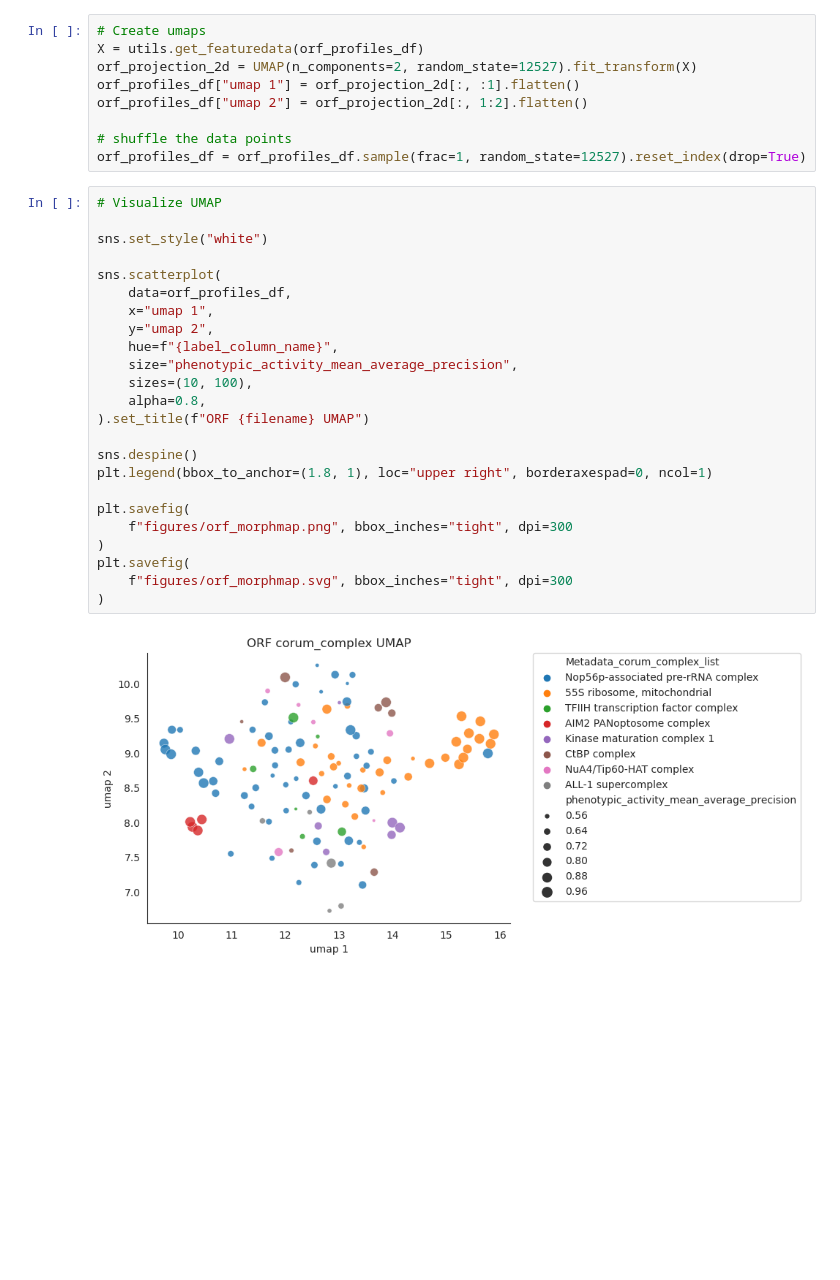
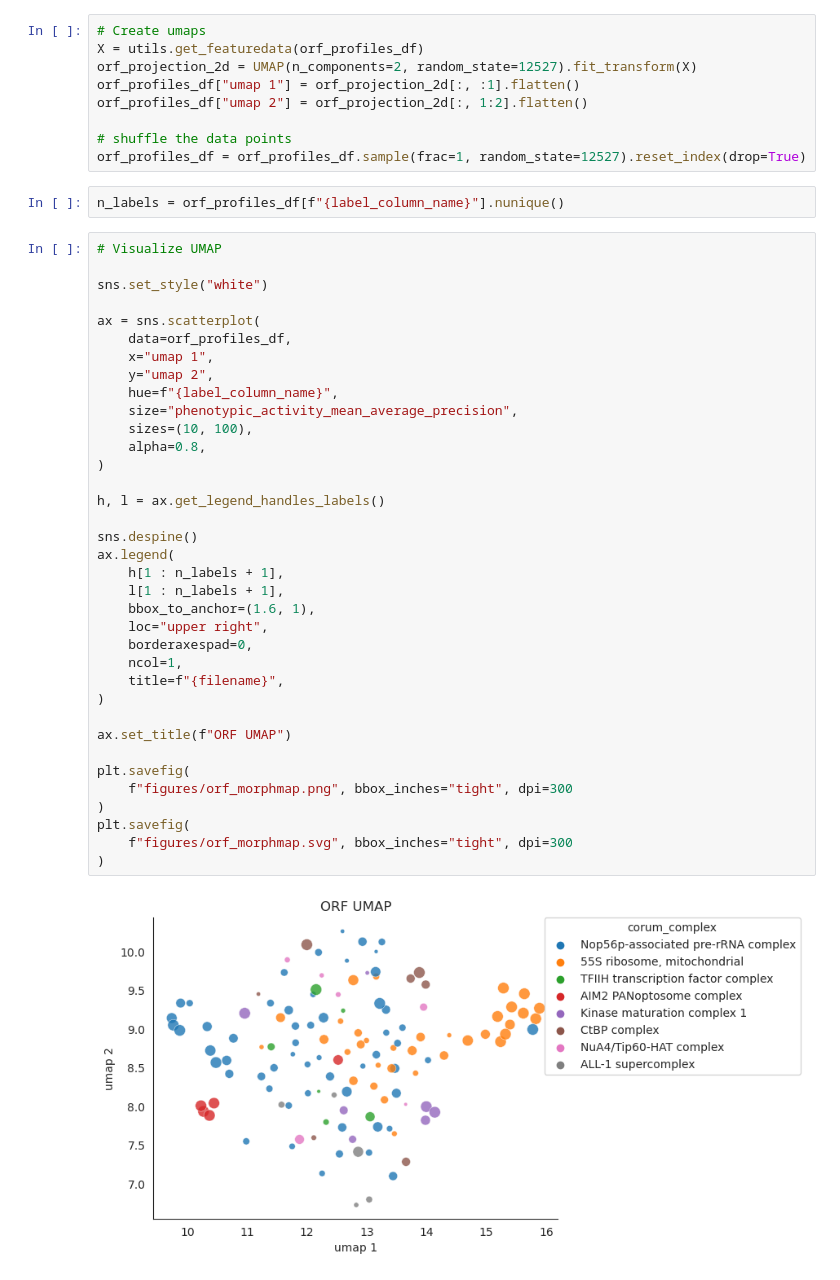
Before and after one commit to jump-cellpainting/2024_Chandrasekaran_Morphmap, a Jupyter notebook: 04.create-visualization/04.0.create-morphmap-umap-orf.ipynb, the cells around one changed output. Drawn from its saved outputs; the diff is of its cells as text; blank space fills up the shorter version.

Commit message:
update UMAP

```diff
--- a/04.create-visualization/04.0.create-morphmap-umap-orf.ipynb
+++ b/04.create-visualization/04.0.create-morphmap-umap-orf.ipynb
@@ -185,29 +185,43 @@ orf_profiles_df["umap 2"] = orf_projection_2d[:, 1:2].flatten()
 
 # shuffle the data points
 orf_profiles_df = orf_profiles_df.sample(frac=1, random_state=12527).reset_index(drop=True)
+# %%
+n_labels = orf_profiles_df[f"{label_column_name}"].nunique()
 # %%
 # Visualize UMAP
 
 sns.set_style("white")
 
-sns.scatterplot(
+ax = sns.scatterplot(
     data=orf_profiles_df,
     x="umap 1",
     y="umap 2",
     hue=f"{label_column_name}",
     size="phenotypic_activity_mean_average_precision",
     sizes=(10, 100),
     alpha=0.8,
-).set_title(f"ORF {filename} UMAP")
+)
+
+h, l = ax.get_legend_handles_labels()
 
 sns.despine()
-plt.legend(bbox_to_anchor=(1.8, 1), loc="upper right", borderaxespad=0, ncol=1)
+ax.legend(
+    h[1 : n_labels + 1],
+    l[1 : n_labels + 1],
+    bbox_to_anchor=(1.6, 1),
+    loc="upper right",
+    borderaxespad=0,
+    ncol=1,
+    title=f"{filename}",
+)
+
+ax.set_title(f"ORF UMAP")
 
 plt.savefig(
     f"figures/orf_morphmap.png", bbox_inches="tight", dpi=300
 )
 plt.savefig(
     f"figures/orf_morphmap.svg", bbox_inches="tight", dpi=300
 )
 # %% [output]
-[figure, old version]
+[figure, new version]
```
Also changed, not shown: 5 other files.
